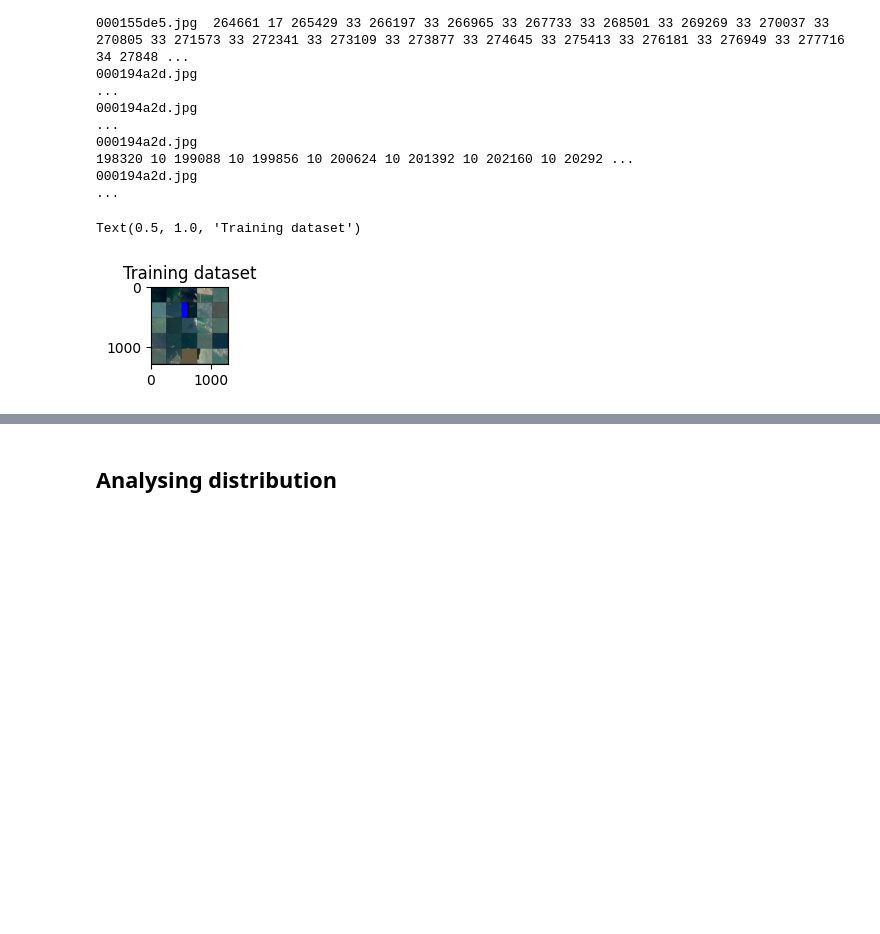
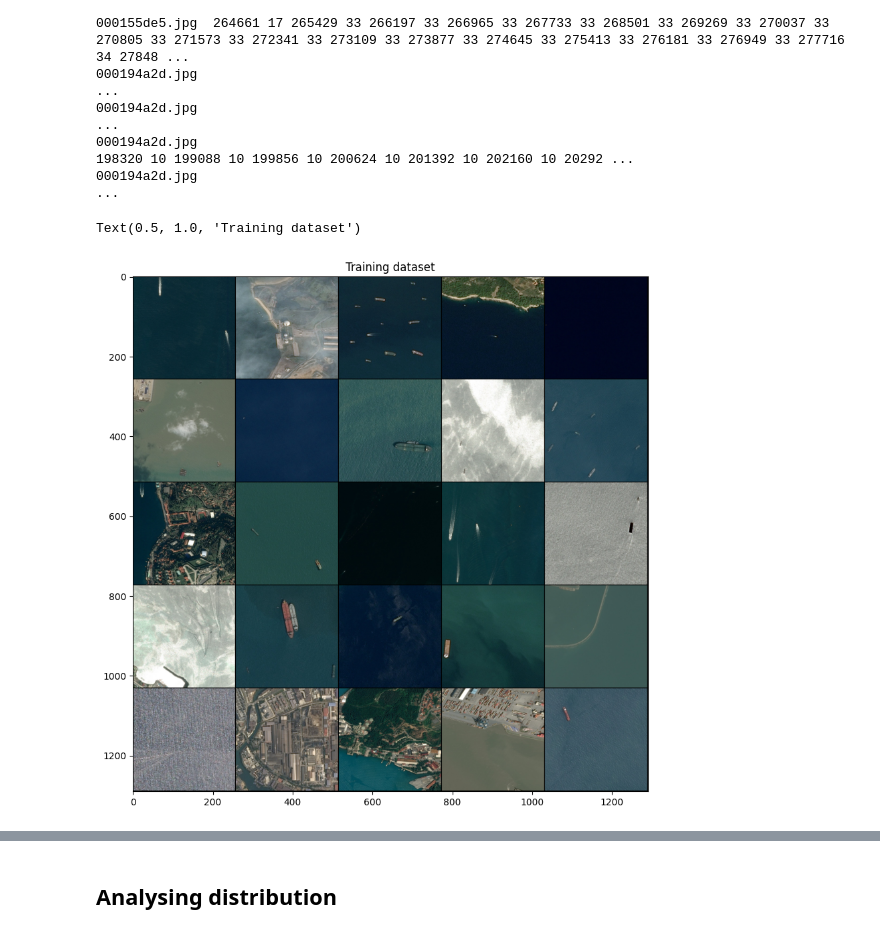
Before and after one commit to anyaachan/Airbus-Ship-Detection-Challedge, a Jupyter notebook: data-analysis.ipynb, the cells around one changed output, grey strips where cells are left out. Cells and saved outputs as stored; diff of their text form; code cells hidden in the pictures; blank space fills up the shorter version.

```diff
--- a/data-analysis.ipynb
+++ b/data-analysis.ipynb
@@ -69,35 +69,35 @@ random.shuffle(train_ids_rand)
 
 
 def load_img(filename):
     try:
         img = np.array(PIL.Image.open("input/train/" + filename).resize((tile_height, tile_width)))
         return img
     except:
         print("Error loading image: " + filename)
         return np.zeros((tile_height, tile_width, 3), dtype=np.uint8)
 
 #3 dimensions is RGB
 complete_image = np.zeros((h*(tile_height + gap), w*(tile_width + gap), 3), dtype=np.uint8)
 
 #Loading images
 img_index = 0
 for i in range(h):
     y_start = i*(tile_height + gap)
     y_end = y_start + tile_height
     for j in range(w):
         x_start = j*(tile_width + gap)
         x_end = x_start + tile_width
         if img_index < len(train_ids):
             img = load_img(str(train_ids_rand[img_index]))
             complete_image[y_start:y_end, x_start:x_end, :] = img
             img_index += 1
 
-plt.figure(figsize=(1, 1))
+plt.figure(figsize=(10, 10))
 plt.imshow(complete_image)
 plt.title("Training dataset")
 # %% [output]
 Text(0.5, 1.0, 'Training dataset')
-[figure, old version]
+[figure, new version]
 # %%
 if df_segm.index.name == 'ImageId':
     df_segm = df_segm.reset_index()
```
Also changed, not shown: parts of 3 cells of this notebook.
